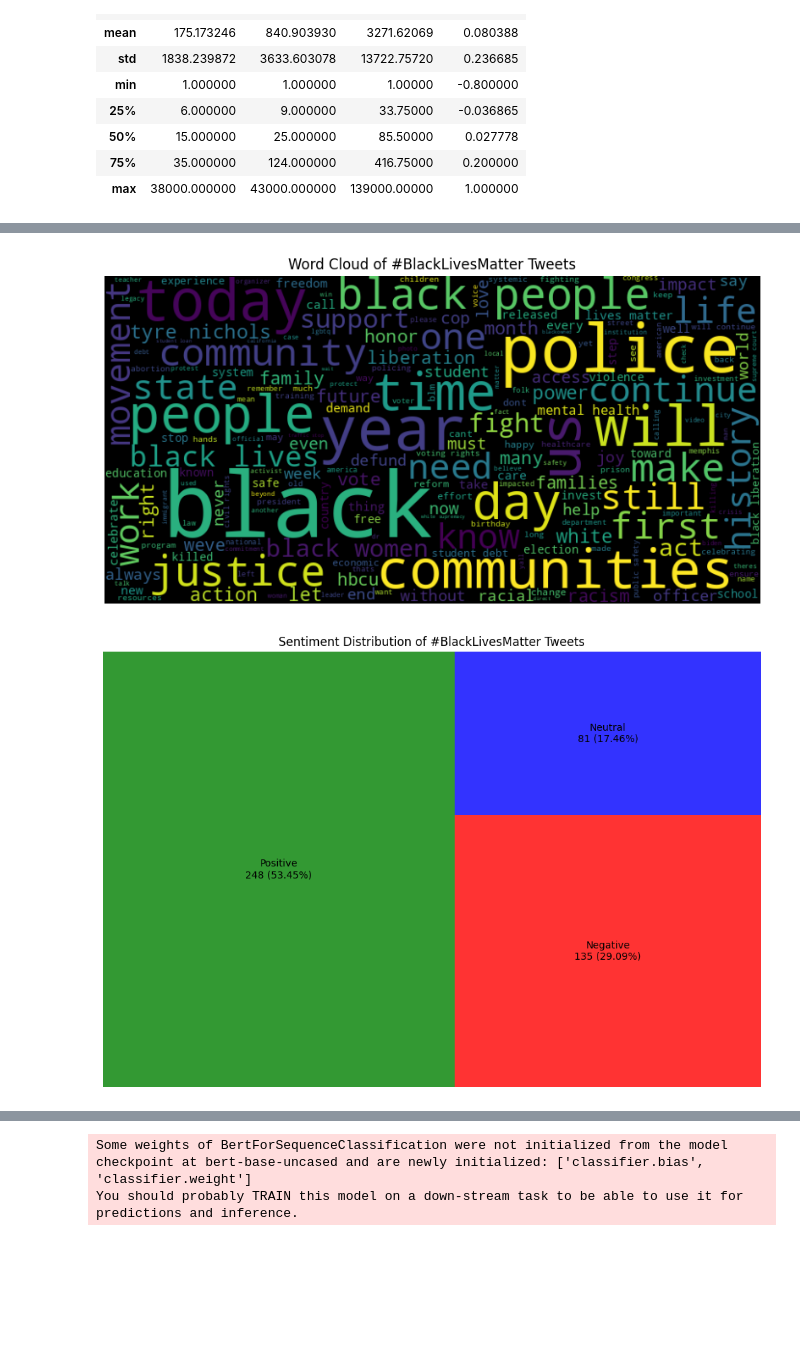
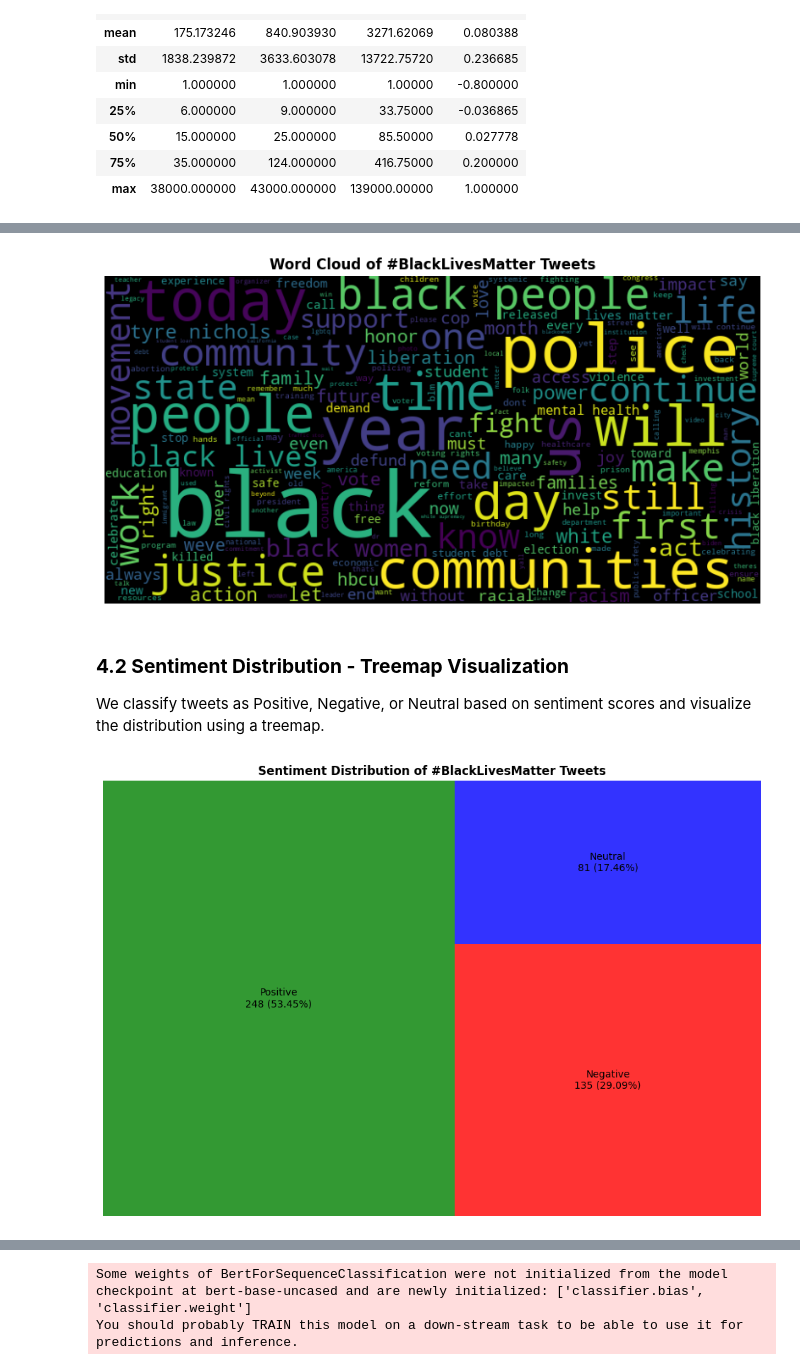
Before and after one commit to lihandafabius/Data-Analysis, a Jupyter notebook: Twitter Sentiment Analysis/twitter_sentiment_annalysis.ipynb, the cells around one changed output, grey strips where cells are left out. Cells and saved outputs as stored; diff of their text form; code cells hidden in the pictures; blank space fills up the shorter version.

```diff
--- a/Twitter Sentiment Analysis/twitter_sentiment_annalysis.ipynb
+++ b/Twitter Sentiment Analysis/twitter_sentiment_annalysis.ipynb
@@ -109,18 +186,21 @@ df.describe()
 # %%
 # Combine all cleaned tweets into one large string
 all_words = ' '.join([tweet for tweet in df['Cleaned_Tweets']])
 
 # Generate the word cloud
 wordcloud = WordCloud(width=800, height=400, random_state=21, max_font_size=110).generate(all_words)
 
 # Plot the word cloud
 plt.figure(figsize=(10, 7))
 plt.imshow(wordcloud, interpolation="bilinear")
 plt.axis('off')
-plt.title('Word Cloud of #BlackLivesMatter Tweets')
+plt.title('Word Cloud of #BlackLivesMatter Tweets',  fontweight='bold')
 plt.show()
 # %% [output]
-[figure, old version]
+[figure, new version]
+# %% [markdown]
+### **4.2 Sentiment Distribution - Treemap Visualization**
+We classify tweets as Positive, Negative, or Neutral based on sentiment scores and visualize the distribution using a treemap.
 # %%
 # Create sentiment labels
 df['Sentiment_Label'] = df['Sentiment'].apply(lambda x: 'Positive' if x > 0 else ('Negative' if x < 0 else 'Neutral'))
@@ -136,8 +216,8 @@ sentiment_counts['Label'] = sentiment_counts.apply(lambda x: f"{x['Sentiment']}\
 plt.figure(figsize=(12, 8))
 colors = ['green', 'red', 'blue']
 squarify.plot(sizes=sentiment_counts['Count'], label=sentiment_counts['Label'], color=colors, alpha=.8)
-plt.title('Sentiment Distribution of #BlackLivesMatter Tweets')
+plt.title('Sentiment Distribution of #BlackLivesMatter Tweets', fontweight='bold')
 plt.axis('off')
 plt.show()
 # %% [output]
-[figure, old version]
+[figure, new version]
```
Also changed, not shown: parts of 44 cells of this notebook, 1 other file.
